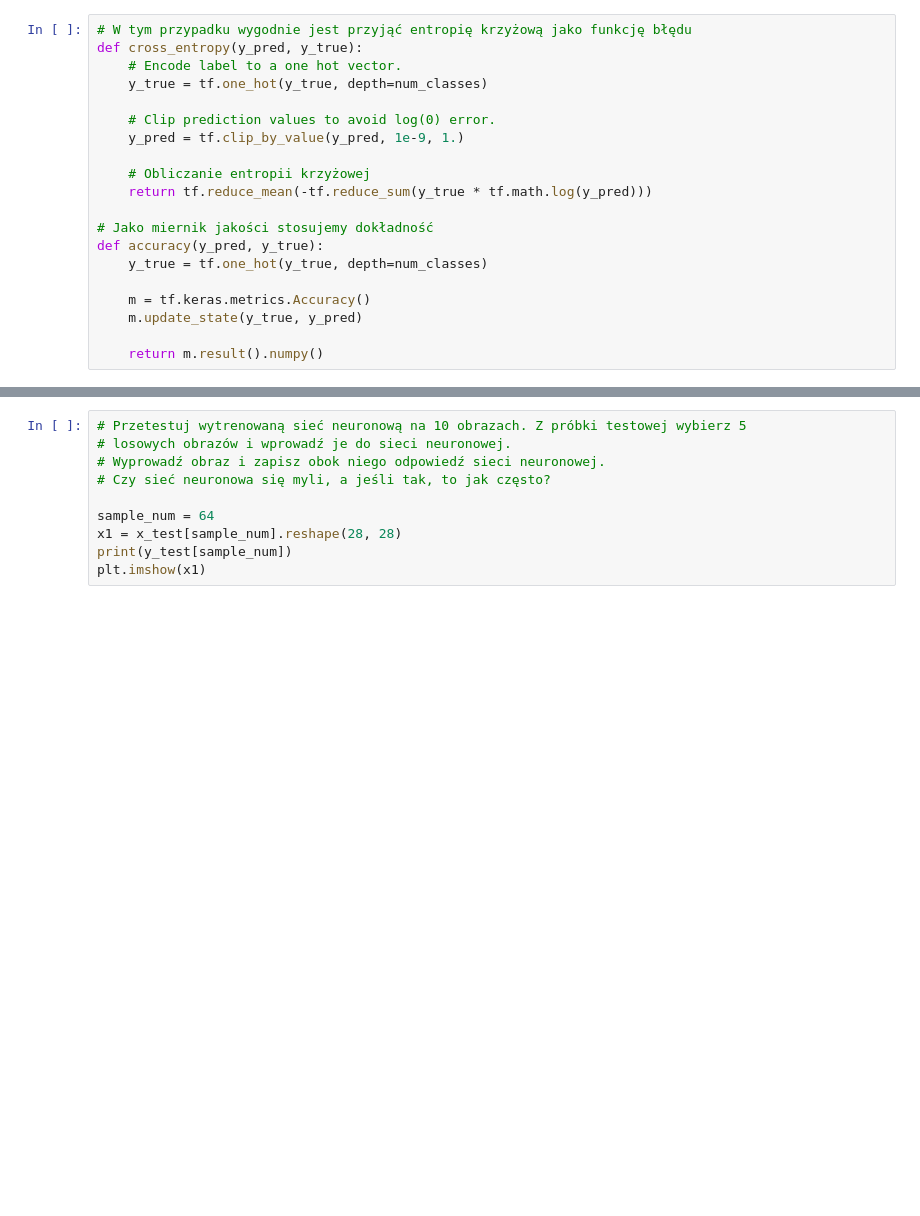
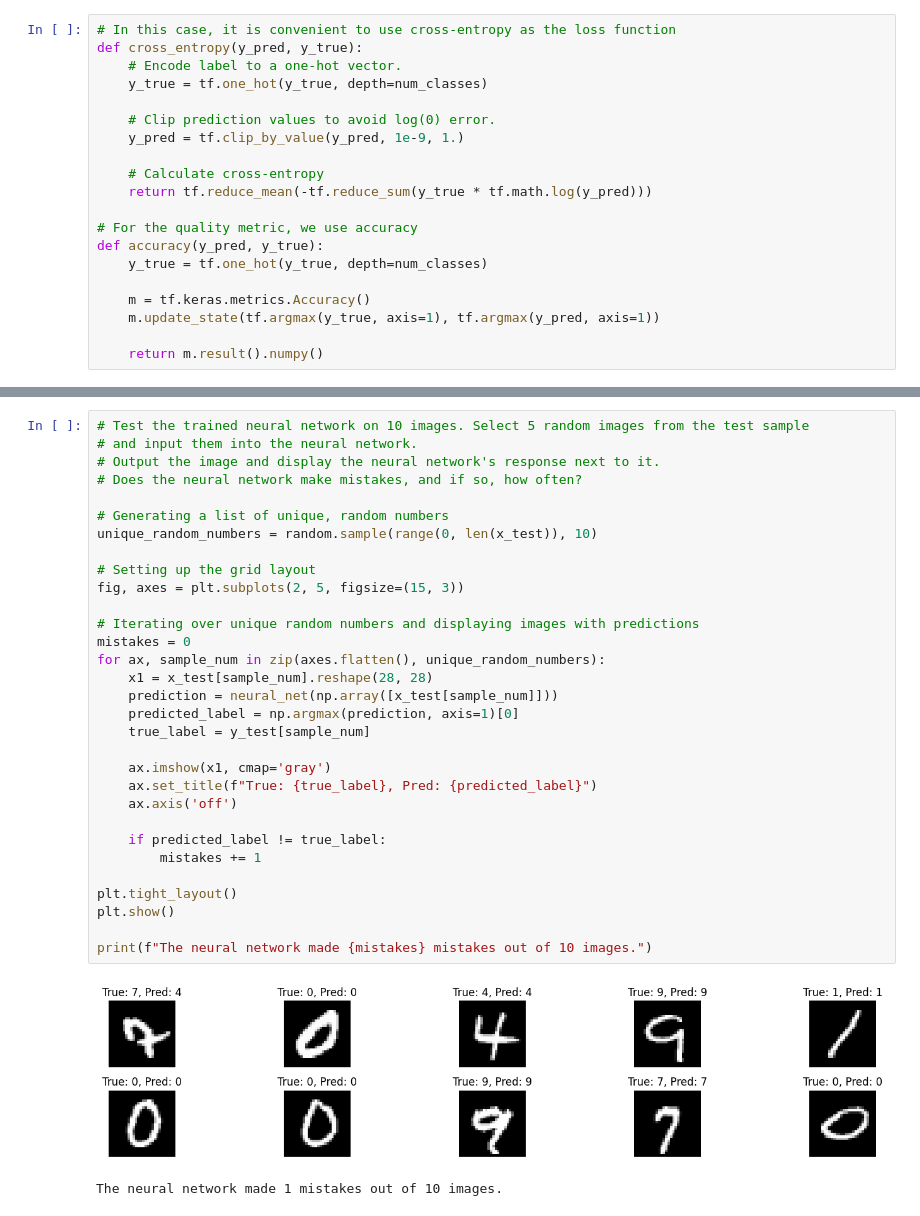
Before and after one commit to KamilGrundas/Data_science, a Jupyter notebook: homework_8/Hw8.ipynb, the cells around one changed output, grey strips where cells are left out. Saved outputs shown, nothing was run; the diff lists cells and outputs as text; blank space fills up the shorter version.

```diff
--- a/homework_8/Hw8.ipynb
+++ b/homework_8/Hw8.ipynb
@@ -103,21 +93,21 @@ class NN(tf.Module):
 # %%
-# W tym przypadku wygodnie jest przyjąć entropię krzyżową jako funkcję błędu
+# In this case, it is convenient to use cross-entropy as the loss function
 def cross_entropy(y_pred, y_true):
-    # Encode label to a one hot vector.
+    # Encode label to a one-hot vector.
     y_true = tf.one_hot(y_true, depth=num_classes)
 
     # Clip prediction values to avoid log(0) error.
     y_pred = tf.clip_by_value(y_pred, 1e-9, 1.)
 
-    # Obliczanie entropii krzyżowej
+    # Calculate cross-entropy
     return tf.reduce_mean(-tf.reduce_sum(y_true * tf.math.log(y_pred)))
 
-# Jako miernik jakości stosujemy dokładność
+# For the quality metric, we use accuracy
 def accuracy(y_pred, y_true):
     y_true = tf.one_hot(y_true, depth=num_classes)
 
     m = tf.keras.metrics.Accuracy()
-    m.update_state(y_true, y_pred)
+    m.update_state(tf.argmax(y_true, axis=1), tf.argmax(y_pred, axis=1))
 
     return m.result().numpy()
 # %%
@@ -184,10 +175,34 @@ print(acc)
-# %%
-# Przetestuj wytrenowaną sieć neuronową na 10 obrazach. Z próbki testowej wybierz 5
-# losowych obrazów i wprowadź je do sieci neuronowej.
-# Wyprowadź obraz i zapisz obok niego odpowiedź sieci neuronowej.
-# Czy sieć neuronowa się myli, a jeśli tak, to jak często?
-
-sample_num = 64
-x1 = x_test[sample_num].reshape(28, 28)
-print(y_test[sample_num])
-plt.imshow(x1)
+# %%
+# Test the trained neural network on 10 images. Select 5 random images from the test sample
+# and input them into the neural network.
+# Output the image and display the neural network's response next to it.
+# Does the neural network make mistakes, and if so, how often?
+
+# Generating a list of unique, random numbers
+unique_random_numbers = random.sample(range(0, len(x_test)), 10)
+
+# Setting up the grid layout
+fig, axes = plt.subplots(2, 5, figsize=(15, 3))
+
+# Iterating over unique random numbers and displaying images with predictions
+mistakes = 0
+for ax, sample_num in zip(axes.flatten(), unique_random_numbers):
+    x1 = x_test[sample_num].reshape(28, 28)
+    prediction = neural_net(np.array([x_test[sample_num]]))
+    predicted_label = np.argmax(prediction, axis=1)[0]
+    true_label = y_test[sample_num]
+
+    ax.imshow(x1, cmap='gray')
+    ax.set_title(f"True: {true_label}, Pred: {predicted_label}")
+    ax.axis('off')
+
+    if predicted_label != true_label:
+        mistakes += 1
+
+plt.tight_layout()
+plt.show()
+
+print(f"The neural network made {mistakes} mistakes out of 10 images.")
+# %% [output]
+[figure, added]
+The neural network made 1 mistakes out of 10 images.
```
Also changed, not shown: parts of 16 cells of this notebook.
